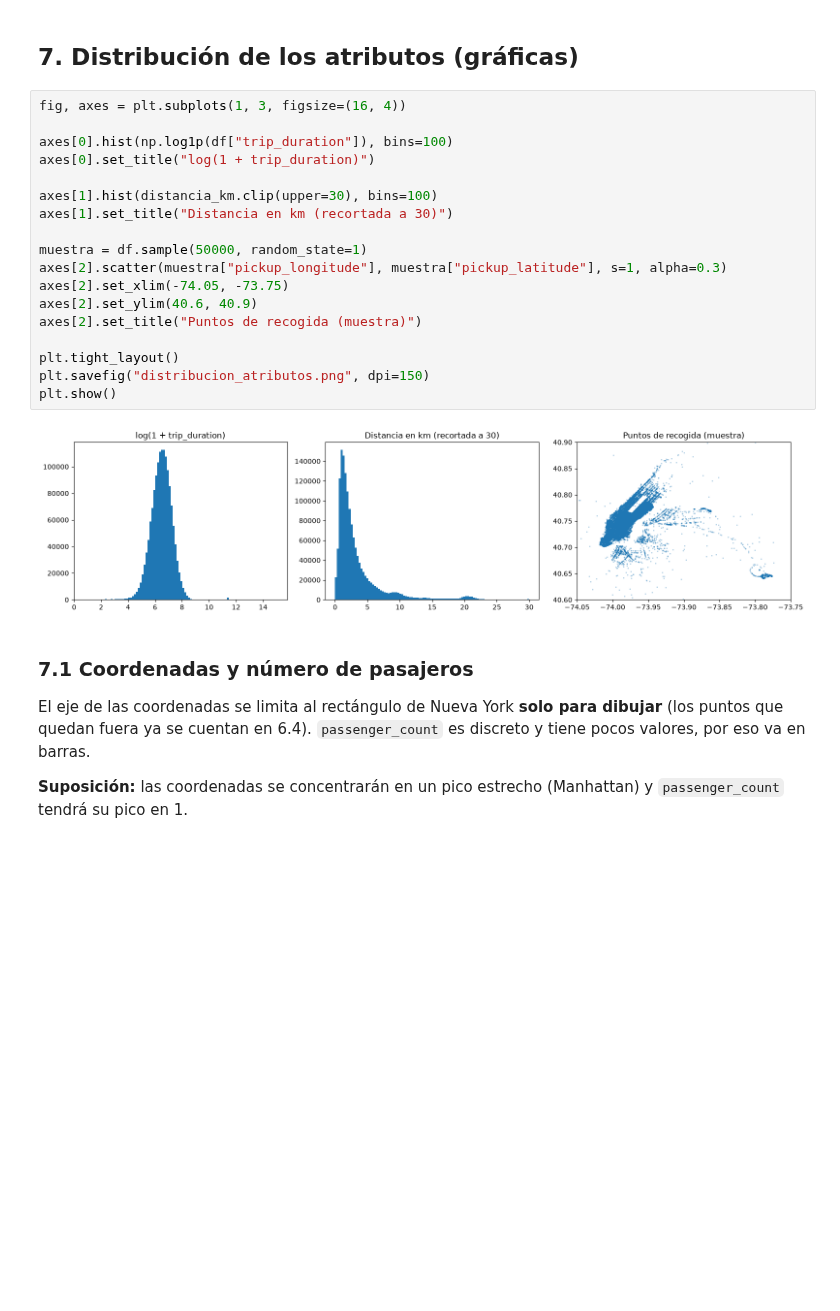
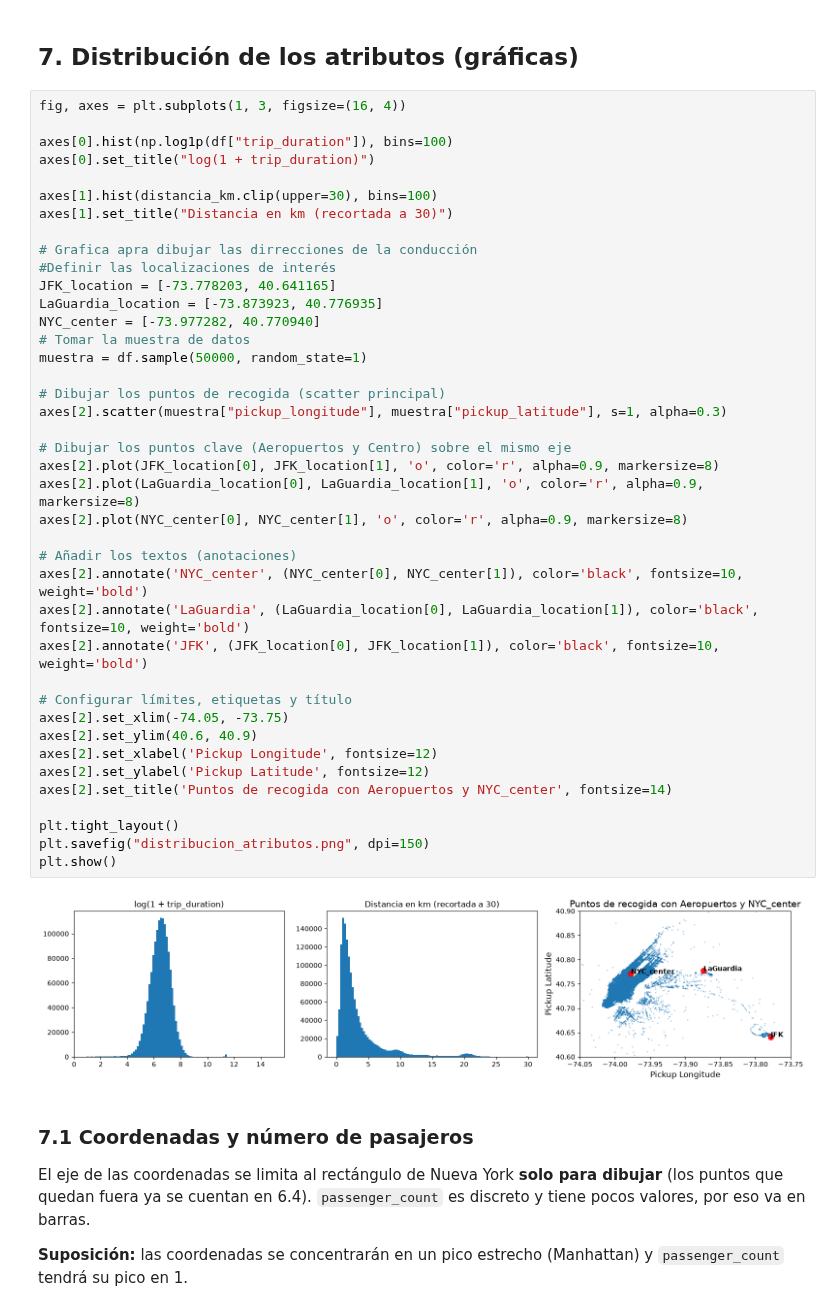
Before and after one commit to Diesanz/ml-classifiers-workspace, a Jupyter notebook: Scripts/exploracion-datos.ipynb, the cells around one changed output. Cells and saved outputs as stored; diff of their text form; blank space fills up the shorter version.

Commit message:
update:     -preaparacionDatos, se añaden nuevos comentarios     -exploracion-datos, se añade mas información que mejoran la visualización de gráficas como la del mapa de New York

```diff
--- a/Scripts/exploracion-datos.ipynb
+++ b/Scripts/exploracion-datos.ipynb
@@ -724,23 +724,45 @@ Las coordenadas de destino solo se conocen al final del viaje, igual que dropoff
 # %%
 fig, axes = plt.subplots(1, 3, figsize=(16, 4))
 
 axes[0].hist(np.log1p(df["trip_duration"]), bins=100)
 axes[0].set_title("log(1 + trip_duration)")
 
 axes[1].hist(distancia_km.clip(upper=30), bins=100)
 axes[1].set_title("Distancia en km (recortada a 30)")
 
+# Grafica apra dibujar las dirrecciones de la conducción
+#Definir las localizaciones de interés
+JFK_location = [-73.778203, 40.641165]
+LaGuardia_location = [-73.873923, 40.776935]
+NYC_center = [-73.977282, 40.770940]
+# Tomar la muestra de datos
 muestra = df.sample(50000, random_state=1)
+
+# Dibujar los puntos de recogida (scatter principal)
 axes[2].scatter(muestra["pickup_longitude"], muestra["pickup_latitude"], s=1, alpha=0.3)
+
+# Dibujar los puntos clave (Aeropuertos y Centro) sobre el mismo eje
+axes[2].plot(JFK_location[0], JFK_location[1], 'o', color='r', alpha=0.9, markersize=8)
+axes[2].plot(LaGuardia_location[0], LaGuardia_location[1], 'o', color='r', alpha=0.9, markersize=8)
+axes[2].plot(NYC_center[0], NYC_center[1], 'o', color='r', alpha=0.9, markersize=8)
+
+# Añadir los textos (anotaciones)
+axes[2].annotate('NYC_center', (NYC_center[0], NYC_center[1]), color='black', fontsize=10, weight='bold')
+axes[2].annotate('LaGuardia', (LaGuardia_location[0], LaGuardia_location[1]), color='black', fontsize=10, weight='bold')
+axes[2].annotate('JFK', (JFK_location[0], JFK_location[1]), color='black', fontsize=10, weight='bold')
+
+# Configurar límites, etiquetas y título
 axes[2].set_xlim(-74.05, -73.75)
 axes[2].set_ylim(40.6, 40.9)
-axes[2].set_title("Puntos de recogida (muestra)")
+axes[2].set_xlabel('Pickup Longitude', fontsize=12)
+axes[2].set_ylabel('Pickup Latitude', fontsize=12)
+axes[2].set_title('Puntos de recogida con Aeropuertos y NYC_center', fontsize=14)
 
 plt.tight_layout()
 plt.savefig("distribucion_atributos.png", dpi=150)
 plt.show()
 # %% [output]
-[figure, old version]
+[figure, new version]
 # %% [markdown]
 ### 7.1 Coordenadas y número de pasajeros
 
```
Also changed, not shown: 2 other files.
